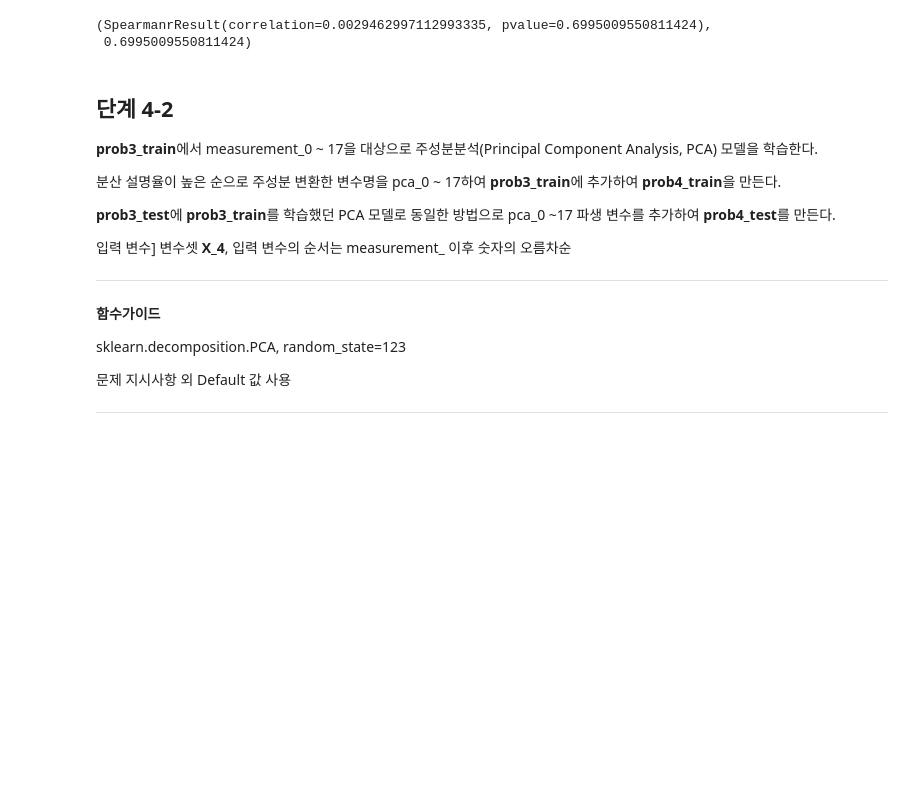
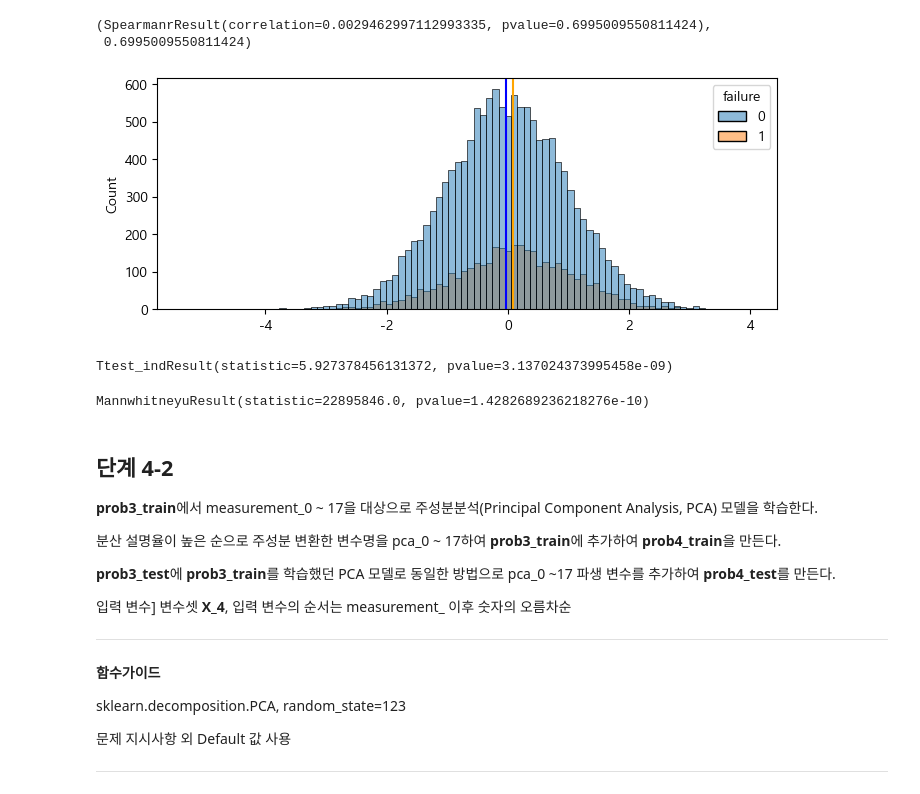
Before and after one commit to sunkusun9/DS_lv3_2603_1, a Jupyter notebook: sec_ds_lv3_prob1_prob.ipynb, the cells around one changed output. Cells and saved outputs as stored; diff of their text form; code cells hidden in the pictures; blank space fills up the shorter version.

```diff
--- a/sec_ds_lv3_prob1_prob.ipynb
+++ b/sec_ds_lv3_prob1_prob.ipynb
@@ -250,16 +280,19 @@ from sklearn.experimental import enable_iterative_imputer
 from sklearn.impute import IterativeImputer# , random_state=123
 from sklearn.linear_model import LinearRegression
 
+# IterativeImputer 인스턴스를 생성하는 함수입니다.
 def create_imp():
      return IterativeImputer(
-        LinearRegression(fit_intercept=True), # 𝑚𝑒𝑎𝑠𝑢𝑟𝑒𝑚𝑒𝑛𝑡17=𝛽0+𝛽3𝑚𝑒𝑎𝑠𝑢𝑟𝑒𝑚𝑒𝑛𝑡3+𝛽4𝑚𝑒𝑎𝑠𝑢𝑟𝑒𝑚𝑒𝑛𝑡4+...+𝛽9𝑚𝑒𝑎𝑠𝑢𝑟𝑒𝑚𝑒𝑛𝑡9
-        random_state=123
+        LinearRegression(fit_intercept=True),  random_state=123
     )
-
+# product_code 별 measurement3-9, measurement17의 선형 관계를 이용하여
+# product_code 별 parti1: product_code 별 결측치 처리 모델을 만듭니다.
 s_imp = df_basetable.groupby('product_code')[X_imp].apply(
+    # ※ 각 product_code 마다 IterativeImputer 인스턴스를 생성하여, product_code 별로 모델이 만들어지게 합니다.
     lambda x: create_imp().fit(x)
 )
 df_basetable[X_imp] =  df_basetable.groupby('product_code')[X_imp].apply(
+    # x.name통해 적용한 imputer를 가져와서 transform합니다.
     lambda x: pd.DataFrame(s_imp.loc[x.name].transform(x), index = x.index, columns = x.columns)
 )
 # %% [markdown]
@@ -966,7 +1028,10 @@ df_prob3['loading'].isna().sum()
 # %%
 from sklearn.model_selection import train_test_split
 df_prob3_train, df_prob3_test = train_test_split(
-    df_prob3, train_size = 0.8, stratify = df_prob3['failure'], random_state=123
+    df_prob3, train_size = 0.8,
+    stratify = df_prob3['failure'], # train과 test의 failure의 비율은 stratify 매개 변수를 이용하여 맞춘다.
+    random_state=123
 )
+# train_test_split에서는 reference DataFrame(shallow copy)을 반환합니다. 정상적인 데이터 변경작업이 되도록 copy()를 해줍니다.
 df_prob3_train, df_prob3_test = df_prob3_train.copy(), df_prob3_test.copy()
 # %%
@@ -1513,6 +1581,40 @@ result4_1, A
 # %% [output]
 (SpearmanrResult(correlation=0.0029462997112993335, pvalue=0.6995009550811424),
  0.6995009550811424)
+# %%
+# failure별 LDA의 히스토그램을 그려봅니다.
+plt.figure(figsize=(8, 3))
+l = lda.transform(df_prob3_train[X_4])
+sns.histplot(x=l[:, 0], hue=df_prob3_train['failure'])
+# 통계량(평균)을 찍어 시각적으로 차이를 확인합니다.
+plt.axvline(l[df_prob3_train['failure'] == 0].mean(), color='blue')
+plt.axvline(l[df_prob3_train['failure'] == 1].mean(), color='orange')
+plt.show()
+# %% [output]
+[figure, added]
+# %%
+# Answer: T-검정을 사용해볼만 합니다.
+from scipy.stats import ttest_ind, bartlett
+
+lda_value = lda.transform(df_prob3_train[X_4])[:, 0]
+lda_true = lda_value[df_prob3_train['failure'] == 1]
+lda_false = lda_value[df_prob3_train['failure'] == 0]
+
+equal_var = 1 if bartlett(lda_true, lda_false).pvalue >= 0.05 else 0
+ttest_ind(lda_true, lda_false, equal_var=equal_var)
+# %% [output]
+Ttest_indResult(statistic=5.927378456131372, pvalue=3.137024373995458e-09)
+# %%
+# 비모수 방법인 mannwhiteny 또한 사용해볼만 하겠지요
+from scipy.stats import mannwhitneyu
+
+lda_value = lda.transform(df_prob3_train[X_4])[:, 0]
+mannwhitneyu(
+    lda_value[df_prob3_train['failure'] == 1],
+    lda_value[df_prob3_train['failure'] == 0]
+)
+# %% [output]
+MannwhitneyuResult(statistic=22895846.0, pvalue=1.4282689236218276e-10)
 # %% [markdown]
 ## 단계 4-2
 
```
Also changed, not shown: parts of 24 cells of this notebook.
